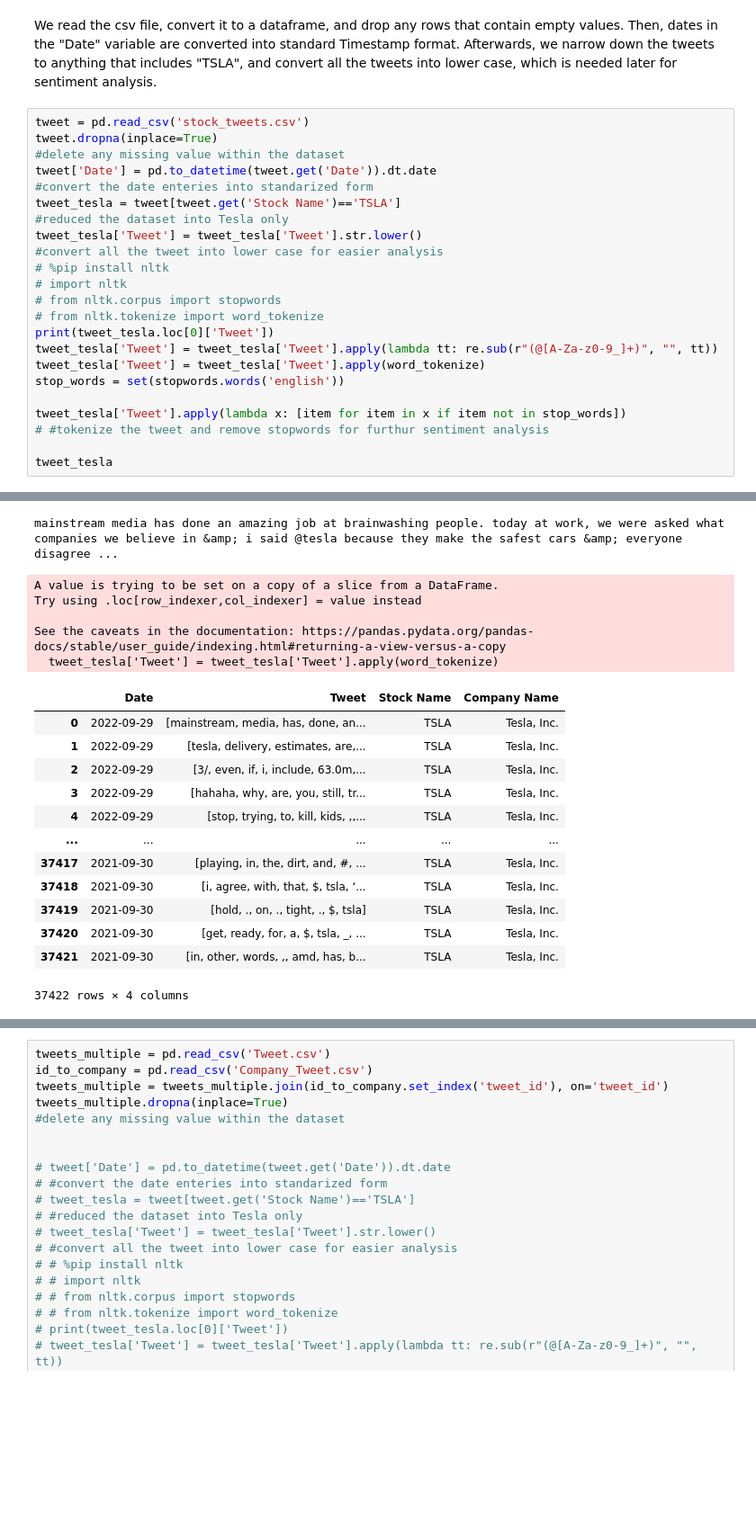
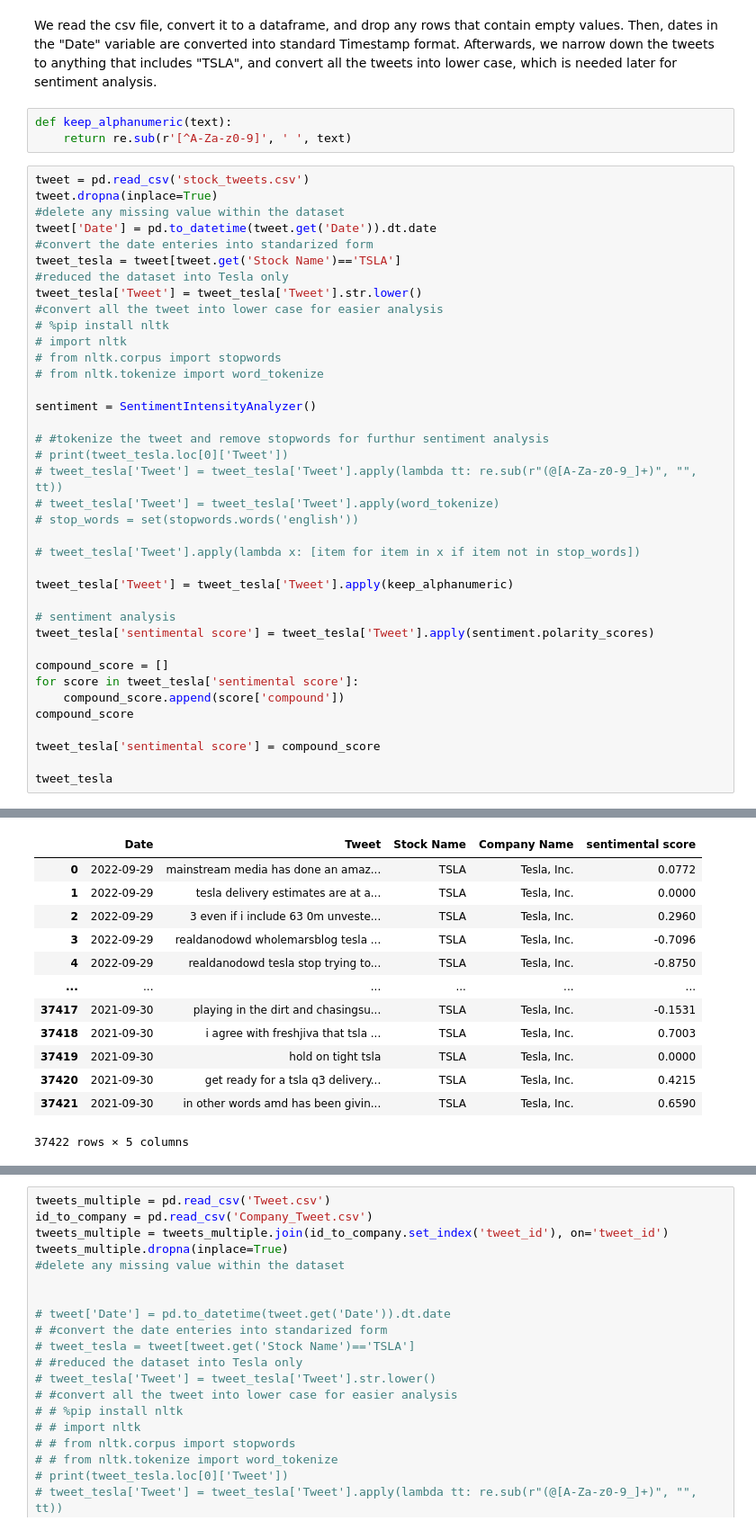
Before and after one commit to theTY2002/COGS-108-Final-Project, a Jupyter notebook: EDACheckpoint_Group116_FA23.ipynb, the cells around one changed output, grey strips where cells are left out. Shown at 90% size. Cells and saved outputs as stored; diff of their text form; blank space fills up the shorter version.

Commit message:
adding sentimental score

```diff
--- a/EDACheckpoint_Group116_FA23.ipynb
+++ b/EDACheckpoint_Group116_FA23.ipynb
@@ -89,6 +90,9 @@ True
 ### Tweet Stock
 # %% [markdown]
 We read the csv file, convert it to a dataframe, and drop any rows that contain empty values. Then, dates in the "Date" variable are converted  into standard Timestamp format. Afterwards, we narrow down the tweets to anything that includes "TSLA", and convert all the tweets into lower case, which is needed later for sentiment analysis.
+# %%
+def keep_alphanumeric(text):
+    return re.sub(r'[^A-Za-z0-9]', ' ', text)
 # %%
 tweet = pd.read_csv('stock_tweets.csv')
 tweet.dropna(inplace=True)
@@ -103,13 +107,28 @@ tweet_tesla['Tweet'] = tweet_tesla['Tweet'].str.lower()
 # import nltk
 # from nltk.corpus import stopwords
 # from nltk.tokenize import word_tokenize
-print(tweet_tesla.loc[0]['Tweet'])
-tweet_tesla['Tweet'] = tweet_tesla['Tweet'].apply(lambda tt: re.sub(r"(@[A-Za-z0-9_]+)", "", tt))
-tweet_tesla['Tweet'] = tweet_tesla['Tweet'].apply(word_tokenize)
-stop_words = set(stopwords.words('english'))
 
-tweet_tesla['Tweet'].apply(lambda x: [item for item in x if item not in stop_words])
+sentiment = SentimentIntensityAnalyzer()
+
 # #tokenize the tweet and remove stopwords for furthur sentiment analysis
+# print(tweet_tesla.loc[0]['Tweet'])
+# tweet_tesla['Tweet'] = tweet_tesla['Tweet'].apply(lambda tt: re.sub(r"(@[A-Za-z0-9_]+)", "", tt))
+# tweet_tesla['Tweet'] = tweet_tesla['Tweet'].apply(word_tokenize)
+# stop_words = set(stopwords.words('english'))
+
+# tweet_tesla['Tweet'].apply(lambda x: [item for item in x if item not in stop_words])
+
+tweet_tesla['Tweet'] = tweet_tesla['Tweet'].apply(keep_alphanumeric)
+
+# sentiment analysis
+tweet_tesla['sentimental score'] = tweet_tesla['Tweet'].apply(sentiment.polarity_scores)
+
+compound_score = []
+for score in tweet_tesla['sentimental score']:
+    compound_score.append(score['compound'])
+compound_score
+
+tweet_tesla['sentimental score'] = compound_score
 
 tweet_tesla
 # %% [output]
@@ -126,19 +155,13 @@ See the caveats in the documentation: https://pandas.pydata.org/pandas-docs/stab
+|  | Date | Tweet | Stock Name | Company Name | sentimental score |
+| 0 | 2022-09-29 | mainstream media has done an amaz... | TSLA | Tesla, Inc. | 0.0772 |
+| 1 | 2022-09-29 | tesla delivery estimates are at a... | TSLA | Tesla, Inc. | 0.0000 |
+| 2 | 2022-09-29 | 3 even if i include 63 0m unveste... | TSLA | Tesla, Inc. | 0.2960 |
+| 3 | 2022-09-29 | realdanodowd wholemarsblog tesla ... | TSLA | Tesla, Inc. | -0.7096 |
+| 4 | 2022-09-29 | realdanodowd tesla stop trying to... | TSLA | Tesla, Inc. | -0.8750 |
+| ... | ... | ... | ... | ... | ... |
+| 37417 | 2021-09-30 | playing in the dirt and chasingsu... | TSLA | Tesla, Inc. | -0.1531 |
+| 37418 | 2021-09-30 | i agree with freshjiva that tsla ... | TSLA | Tesla, Inc. | 0.7003 |
+| 37419 | 2021-09-30 | hold on tight tsla | TSLA | Tesla, Inc. | 0.0000 |
+| 37420 | 2021-09-30 | get ready for a tsla q3 delivery... | TSLA | Tesla, Inc. | 0.4215 |
+| 37421 | 2021-09-30 | in other words amd has been givin... | TSLA | Tesla, Inc. | 0.6590 |
-mainstream media has done an amazing job at brainwashing people. today at work, we were asked what companies we believe in &amp; i said @tesla because they make the safest cars &amp; everyone disagree ...
+37422 rows × 5 columns
-A value is trying to be set on a copy of a slice from a DataFrame.
-Try using .loc[row_indexer,col_indexer] = value instead
-
-See the caveats in the documentation: https://pandas.pydata.org/pandas-docs/stable/user_guide/indexing.html#returning-a-view-versus-a-copy
-  tweet_tesla['Tweet'] = tweet_tesla['Tweet'].apply(word_tokenize)
-|  | Date | Tweet | Stock Name | Company Name |
-| 0 | 2022-09-29 | [mainstream, media, has, done, an... | TSLA | Tesla, Inc. |
-| 1 | 2022-09-29 | [tesla, delivery, estimates, are,... | TSLA | Tesla, Inc. |
-| 2 | 2022-09-29 | [3/, even, if, i, include, 63.0m,... | TSLA | Tesla, Inc. |
-| 3 | 2022-09-29 | [hahaha, why, are, you, still, tr... | TSLA | Tesla, Inc. |
-| 4 | 2022-09-29 | [stop, trying, to, kill, kids, ,,... | TSLA | Tesla, Inc. |
-| ... | ... | ... | ... | ... |
-| 37417 | 2021-09-30 | [playing, in, the, dirt, and, #, ... | TSLA | Tesla, Inc. |
-| 37418 | 2021-09-30 | [i, agree, with, that, $, tsla, ‘... | TSLA | Tesla, Inc. |
-| 37419 | 2021-09-30 | [hold, ., on, ., tight, ., $, tsla] | TSLA | Tesla, Inc. |
-| 37420 | 2021-09-30 | [get, ready, for, a, $, tsla, _, ... | TSLA | Tesla, Inc. |
-| 37421 | 2021-09-30 | [in, other, words, ,, amd, has, b... | TSLA | Tesla, Inc. |
-37422 rows × 4 columns
```
Also changed, not shown: parts of 4 cells of this notebook.
